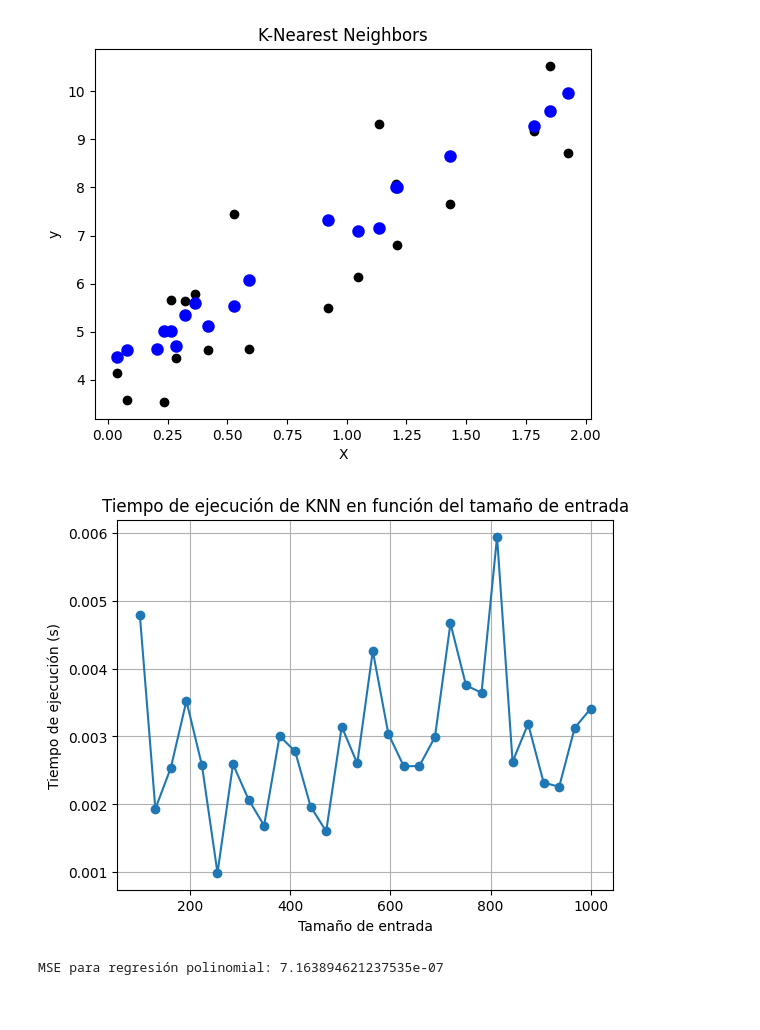
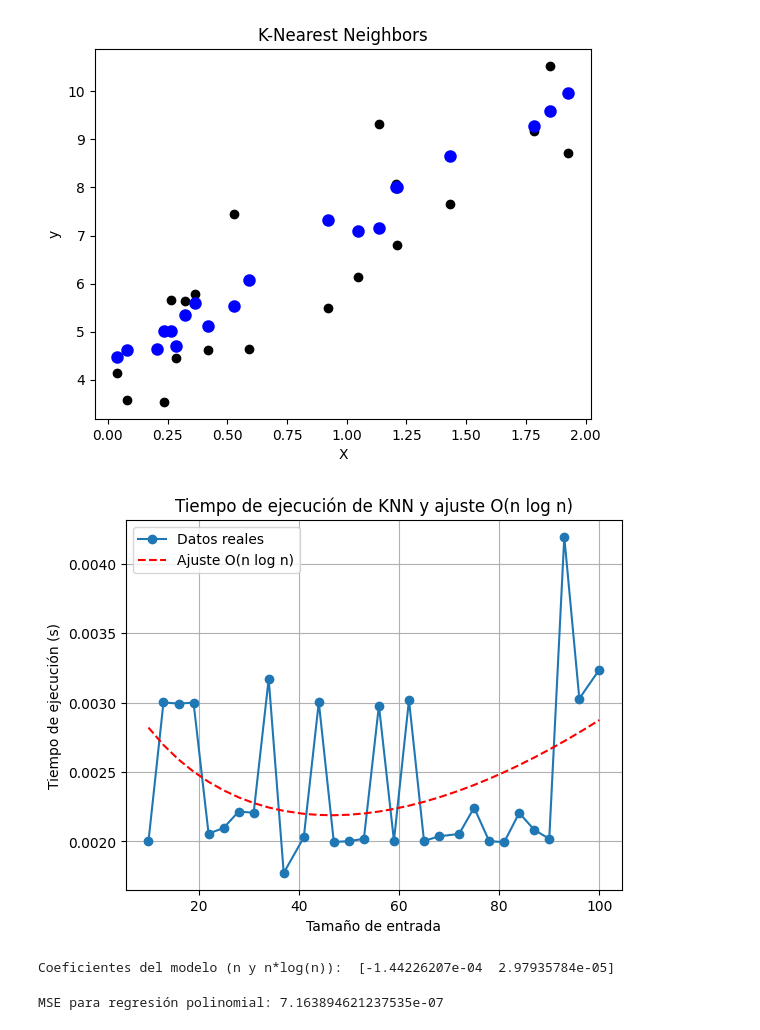
Before and after one commit to mariaRam2003/Examen3_Analisis, a Jupyter notebook: examen3.ipynb, the cells around one changed output. Drawn from its saved outputs; the diff is of its cells as text; code cells hidden in the pictures.

Commit message:
update time

```diff
--- a/examen3.ipynb
+++ b/examen3.ipynb
@@ -40,33 +40,51 @@ plt.show()
 MSE: 1.1908171715021176
 [figure]
 # %%
-def generate_data(n):
-    X = 2 * np.random.rand(n, 1)
-    y = 4 + 3 * X + np.random.randn(n, 1)
+# Función para generar datos sintéticos
+def generate_data(n, d=1):
+    X = 2 * np.random.rand(n, d)
+    y = 4 + 3 * np.sum(X, axis=1, keepdims=True) + np.random.randn(n, 1)
     return X, y
 
 # Tamaños de entrada
-input_sizes = np.linspace(100, 1000, 30, dtype=int)
+input_sizes = np.linspace(10, 100, 30, dtype=int)
 
 # tiempos de ejecución
 times = []
 for size in input_sizes:
     X, y = generate_data(size)
     start_time = time.time()
-    knn_reg = KNeighborsRegressor(n_neighbors=3)
+    knn_reg = KNeighborsRegressor(n_neighbors=5)
     knn_reg.fit(X, y)
     end_time = time.time()
     times.append(end_time - start_time)
 
+# Regresión para ajustar O(n log n)
+log_n = np.log(input_sizes)  # Logaritmo de n
+X_log_n = np.vstack([input_sizes, input_sizes * log_n]).T  # Modelo n + n log n
+
+# Ajuste del modelo
+poly_reg_model = LinearRegression()
+poly_reg_model.fit(X_log_n, times)
+
+# Predicción de tiempos usando el modelo ajustado
+times_pred = poly_reg_model.predict(X_log_n)
+
 # Gráfica de tiempos de ejecución
-plt.plot(input_sizes, times, marker='o')
+plt.plot(input_sizes, times, marker='o', label='Datos reales')
+plt.plot(input_sizes, times_pred, label='Ajuste O(n log n)', linestyle='--', color='red')
 plt.xlabel('Tamaño de entrada')
 plt.ylabel('Tiempo de ejecución (s)')
-plt.title('Tiempo de ejecución de KNN en función del tamaño de entrada')
+plt.title('Tiempo de ejecución de KNN y ajuste O(n log n)')
+plt.legend()
 plt.grid(True)
 plt.show()
+
+# Imprimiendo los coeficientes
+print("Coeficientes del modelo (n y n*log(n)): ", poly_reg_model.coef_)
 # %% [output]
-[figure, old version]
+[figure, new version]
+Coeficientes del modelo (n y n*log(n)):  [-1.44226207e-04  2.97935784e-05]
 # %%
 poly_features = PolynomialFeatures(degree=3)
 X_poly = poly_features.fit_transform(input_sizes.reshape(-1, 1))
```
